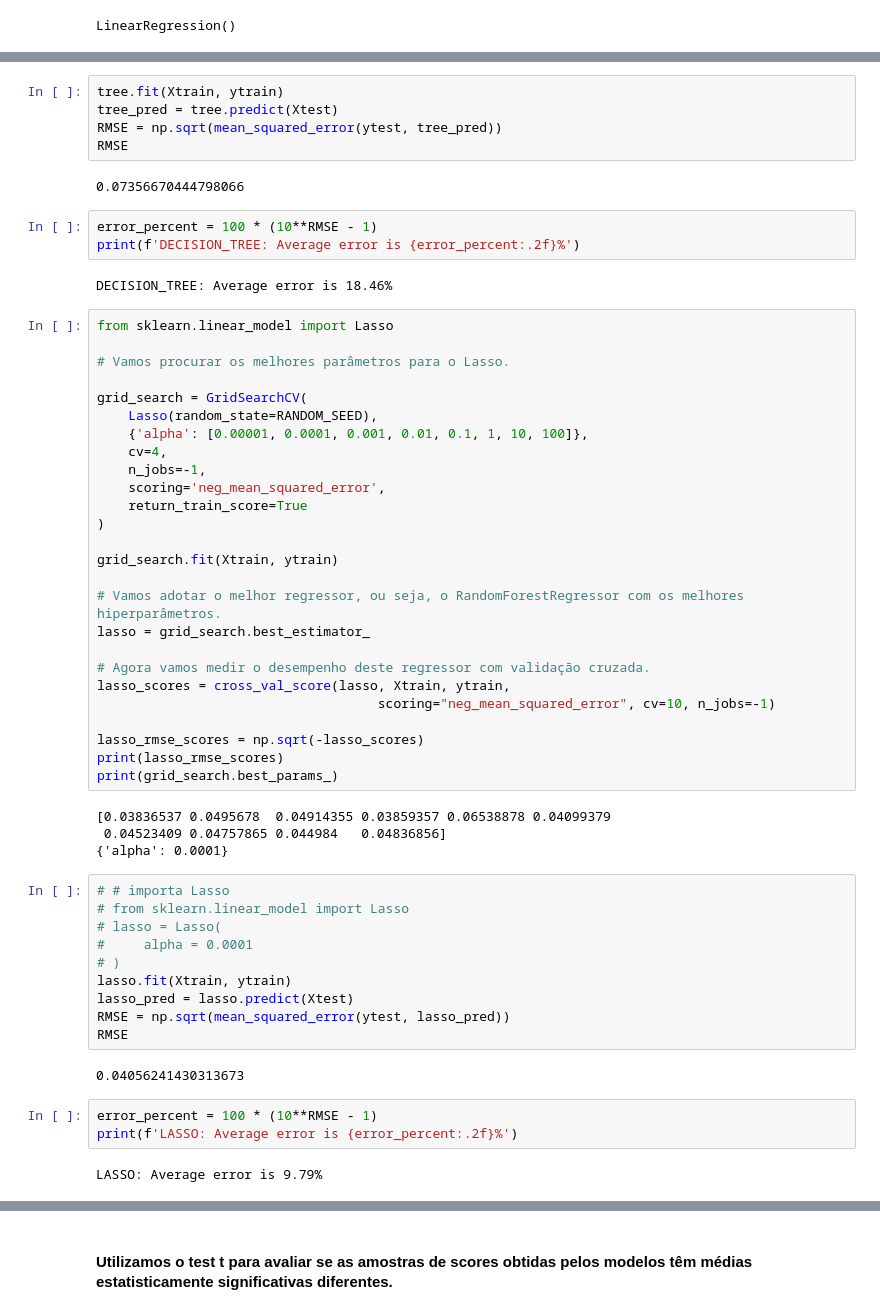
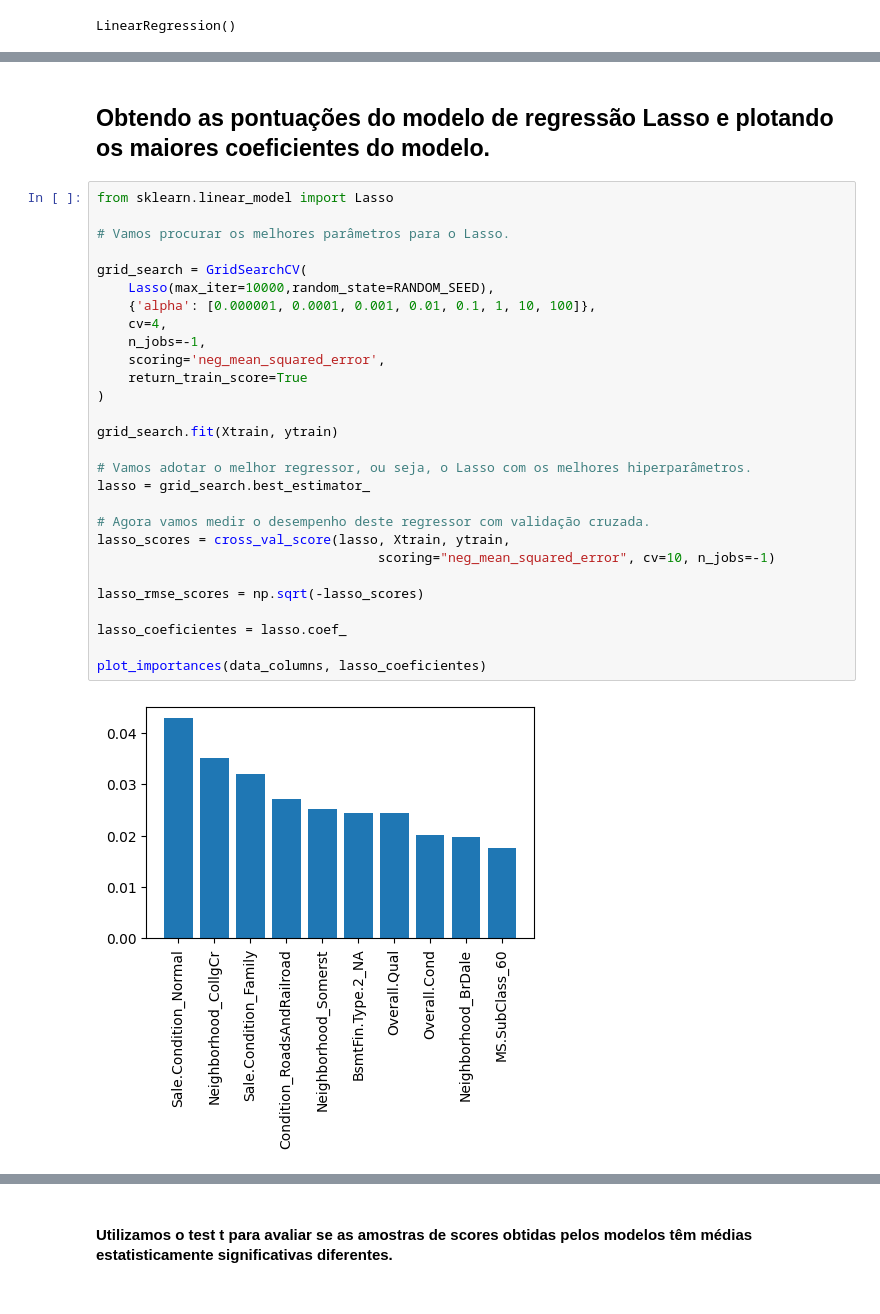
Before and after one commit to GustavoAntony/AmesML, a Jupyter notebook: notebooks/03_linear_regression_modeling.ipynb, the cells around one changed output, grey strips where cells are left out. Drawn from its saved outputs; the diff is of its cells as text.

```diff
--- a/notebooks/03_linear_regression_modeling.ipynb
+++ b/notebooks/03_linear_regression_modeling.ipynb
@@ -550,59 +531,32 @@ print(grid_search.best_params_)
-# %%
-tree.fit(Xtrain, ytrain)
-tree_pred = tree.predict(Xtest)
-RMSE = np.sqrt(mean_squared_error(ytest, tree_pred))
-RMSE
-# %% [output]
-0.07356670444798066
-# %%
-error_percent = 100 * (10**RMSE - 1)
-print(f'DECISION_TREE: Average error is {error_percent:.2f}%')
-# %% [output]
-DECISION_TREE: Average error is 18.46%
+# %% [markdown]
+## Obtendo as pontuações do modelo de regressão Lasso e plotando os maiores coeficientes do modelo.
 # %%
 from sklearn.linear_model import Lasso
 
 # Vamos procurar os melhores parâmetros para o Lasso.
 
 grid_search = GridSearchCV(
-    Lasso(random_state=RANDOM_SEED),
-    {'alpha': [0.00001, 0.0001, 0.001, 0.01, 0.1, 1, 10, 100]},
+    Lasso(max_iter=10000,random_state=RANDOM_SEED),
+    {'alpha': [0.000001, 0.0001, 0.001, 0.01, 0.1, 1, 10, 100]},
     cv=4,
     n_jobs=-1,
     scoring='neg_mean_squared_error',
     return_train_score=True
 )
 
 grid_search.fit(Xtrain, ytrain)
 
-# Vamos adotar o melhor regressor, ou seja, o RandomForestRegressor com os melhores hiperparâmetros.
+# Vamos adotar o melhor regressor, ou seja, o Lasso com os melhores hiperparâmetros.
 lasso = grid_search.best_estimator_
 
 # Agora vamos medir o desempenho deste regressor com validação cruzada.
 lasso_scores = cross_val_score(lasso, Xtrain, ytrain,
                                     scoring="neg_mean_squared_error", cv=10, n_jobs=-1)
 
 lasso_rmse_scores = np.sqrt(-lasso_scores)
-print(lasso_rmse_scores)
-print(grid_search.best_params_)
+
+lasso_coeficientes = lasso.coef_
+
+plot_importances(data_columns, lasso_coeficientes)
 # %% [output]
-[0.03836537 0.0495678  0.04914355 0.03859357 0.06538878 0.04099379
- 0.04523409 0.04757865 0.044984   0.04836856]
-{'alpha': 0.0001}
+[figure, added]
-# %%
-# # importa Lasso
-# from sklearn.linear_model import Lasso
-# lasso = Lasso(
-#     alpha = 0.0001
-# )
-lasso.fit(Xtrain, ytrain)
-lasso_pred = lasso.predict(Xtest)
-RMSE = np.sqrt(mean_squared_error(ytest, lasso_pred))
-RMSE
-# %% [output]
-0.04056241430313673
-# %%
-error_percent = 100 * (10**RMSE - 1)
-print(f'LASSO: Average error is {error_percent:.2f}%')
-# %% [output]
-LASSO: Average error is 9.79%
```
Also changed, not shown: parts of 24 cells of this notebook, 1 other file.
